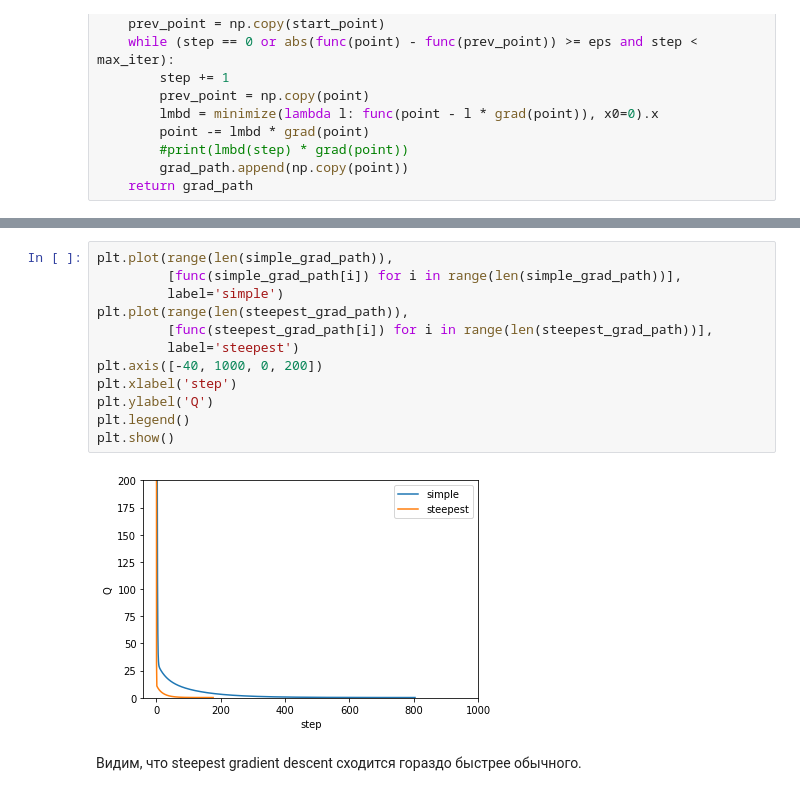
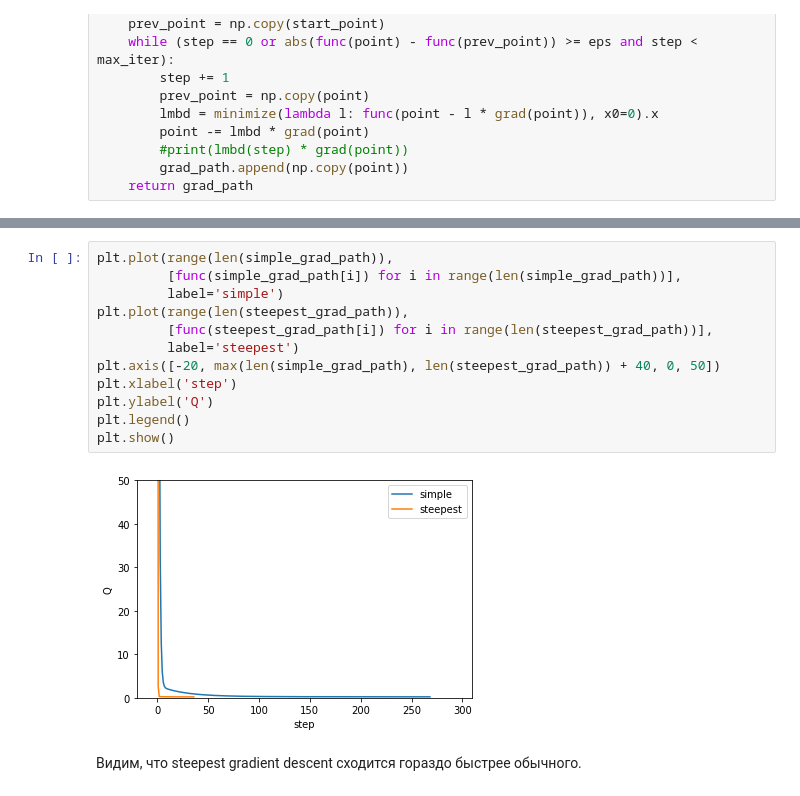
Before and after one commit to Dessous/renju, a Jupyter notebook: lab1/lab-1.ipynb, the cells around one changed output, grey strips where cells are left out. Cells and saved outputs as stored; diff of their text form.

```diff
--- a/lab1/lab-1.ipynb
+++ b/lab1/lab-1.ipynb
@@ -482,17 +482,17 @@ count of iterations in simple gradient descent:  805
 # %%
 plt.plot(range(len(simple_grad_path)),
          [func(simple_grad_path[i]) for i in range(len(simple_grad_path))],
          label='simple')
 plt.plot(range(len(steepest_grad_path)),
          [func(steepest_grad_path[i]) for i in range(len(steepest_grad_path))],
          label='steepest')
-plt.axis([-40, 1000, 0, 200])
+plt.axis([-20, max(len(simple_grad_path), len(steepest_grad_path)) + 40, 0, 50])
 plt.xlabel('step')
 plt.ylabel('Q')
 plt.legend()
 plt.show()
 # %% [output]
-[figure, old version]
+[figure, new version]
 # %% [markdown]
 Видим, что steepest gradient descent сходится гораздо быстрее обычного.
 # %% [markdown]
```
Also changed, not shown: parts of 18 cells of this notebook.
